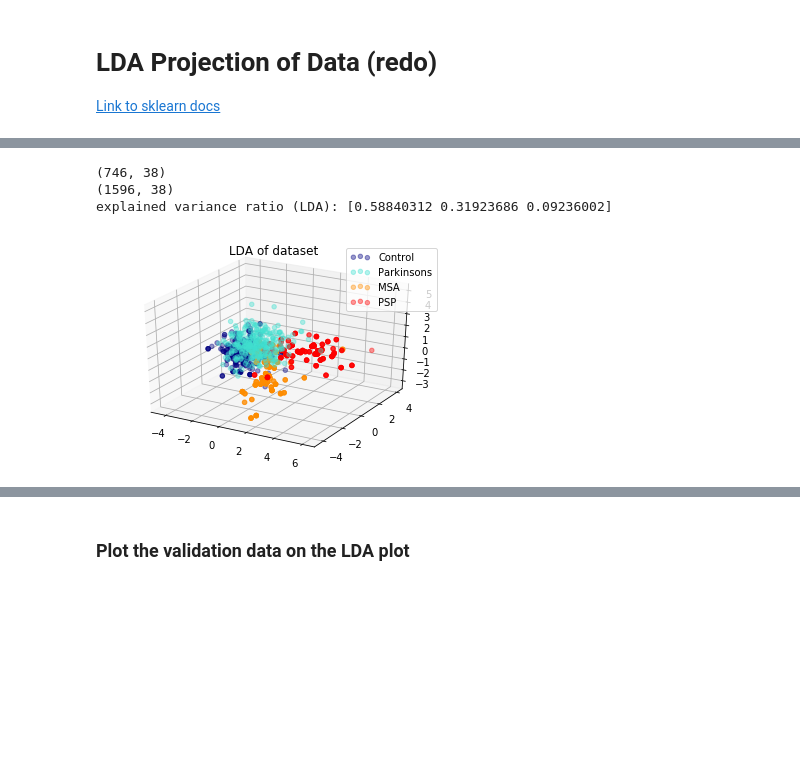
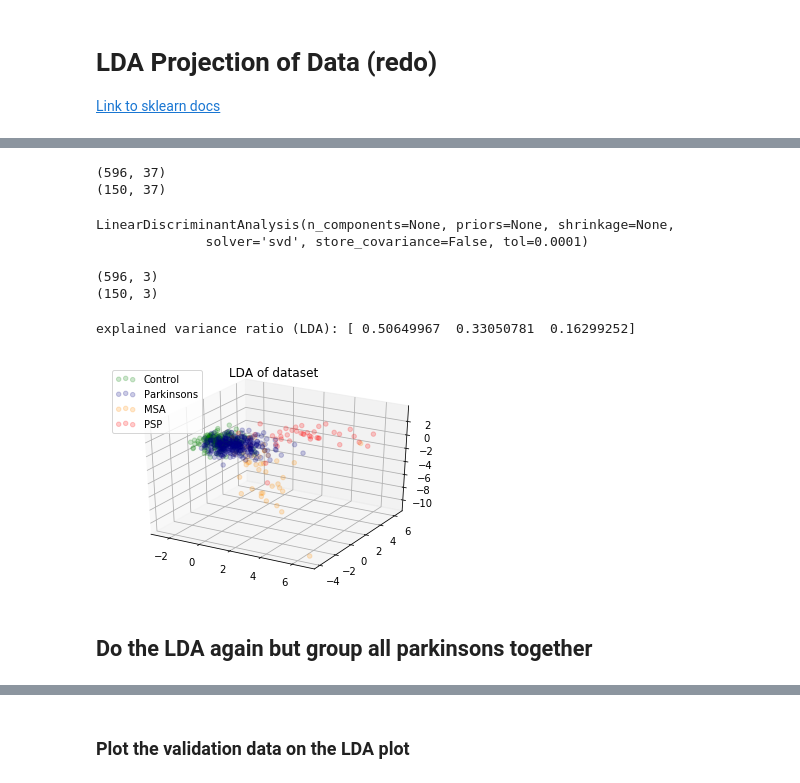
Before and after one commit to jtbricker/parkinsons-ml, a Jupyter notebook: LDA_redo.ipynb, the cells around one changed output, grey strips where cells are left out. Cells and saved outputs as stored; diff of their text form; code cells hidden in the pictures; blank space fills up the shorter version.

Commit message:
LDA 2 group

```diff
--- a/LDA_redo.ipynb
+++ b/LDA_redo.ipynb
@@ -74,45 +98,55 @@ y = data_resampled.values[:,-1]
+# %%
+# standardize the data by removing the mean (making it 0) and scaling to unit variance
+from sklearn.preprocessing import StandardScaler
+std_scale = StandardScaler().fit(X_train)
+X_train_std = std_scale.transform(X_train)
+X_test_std = std_scale.transform(X_test)
+print(X_train_std.shape)
+print(X_test_std.shape)
+# %% [output]
+(596, 37)
+(150, 37)
+# %%
+# Train the LDA transformer
+from sklearn.discriminant_analysis import LinearDiscriminantAnalysis
+
+lda = LinearDiscriminantAnalysis()
+lda.fit(X_train_std, y_train)
+# %% [output]
+LinearDiscriminantAnalysis(n_components=None, priors=None, shrinkage=None,
+              solver='svd', store_covariance=False, tol=0.0001)
+# %%
+# Transform train and test data with lda model
+X_train_lda = lda.transform(X_train_std)
+X_test_lda = lda.transform(X_test_std)
+print(X_train_lda.shape)
+print(X_test_lda.shape)
+# %% [output]
+(596, 3)
+(150, 3)
+# %%
+print('explained variance ratio (LDA): %s'
+      % str(lda.explained_variance_ratio_))
+# %% [output]
+explained variance ratio (LDA): [ 0.50649967  0.33050781  0.16299252]
 # %%
+# Plot the LDA-transformed training data in 3d
 import matplotlib.pyplot as plt
-from sklearn.discriminant_analysis import LinearDiscriminantAnalysis
-
-data_resampled = resample_data(data)
-
-print(data.shape)
-print(data_resampled.shape)
+from mpl_toolkits.mplot3d import Axes3D
 
 
-target_names = ['Control', 'Parkinsons', 'MSA', 'PSP']
-X_train, X_test, y_train, y_test = train_test_split(X, y, test_size=0.20, random_state=44)
-
-
-#standardize the data
-from sklearn import preprocessing
-std_scale = preprocessing.StandardScaler().fit(X_train)
-X_train_std = std_scale.transform(X_train)
-X_test_std = std_scale.transform(X_test)
-
-
-lda = LinearDiscriminantAnalysis(n_components=3)
-X_train_lda = lda.fit(X_train_std, y_train).transform(X_train_std)
-X_test_lda = lda.fit(X_train_std, y_train).transform(X_test_std)
-
-print('explained variance ratio (LDA): %s'
-      % str(lda.explained_variance_ratio_))
-
-
-import matplotlib.pyplot as plt
-from mpl_toolkits.mplot3d import Axes3D
 fig = plt.figure()
 ax = fig.add_subplot(111, projection='3d')
+colors = ['green', 'navy', 'darkorange', 'red']
+target_names = ['Control', 'Parkinsons', 'MSA', 'PSP']
 for color, i, target_name in zip(colors, [0, 1, 2, 3], target_names):
-    ax.scatter(X_train_lda[y_train == i, 0], X_train_lda[y_train == i, 1], X_train_lda[y_train == i, 2], alpha=.4, color=color,
+    ax.scatter(X_train_lda[y_train == i, 0], X_train_lda[y_train == i, 1], X_train_lda[y_train == i, 2], alpha=.2, color=color,
                 label=target_name)
 plt.legend(loc='best', shadow=False, scatterpoints=3)
 plt.title('LDA of dataset')
 
 plt.show()
 # %% [output]
-(746, 38)
-(1596, 38)
-explained variance ratio (LDA): [0.58840312 0.31923686 0.09236002]
-[figure, old version]
+[figure, new version]
+# %% [markdown]
+## Do the LDA again but group all parkinsons together
```
Also changed, not shown: parts of 26 cells of this notebook, 4 other files.
